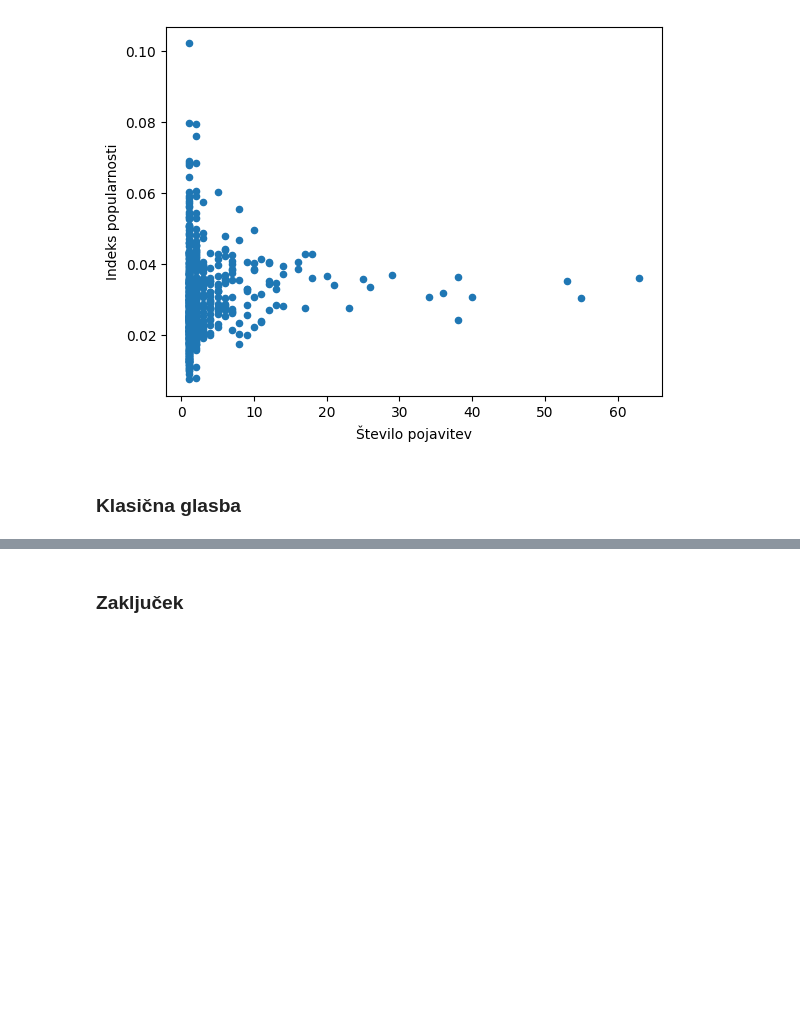
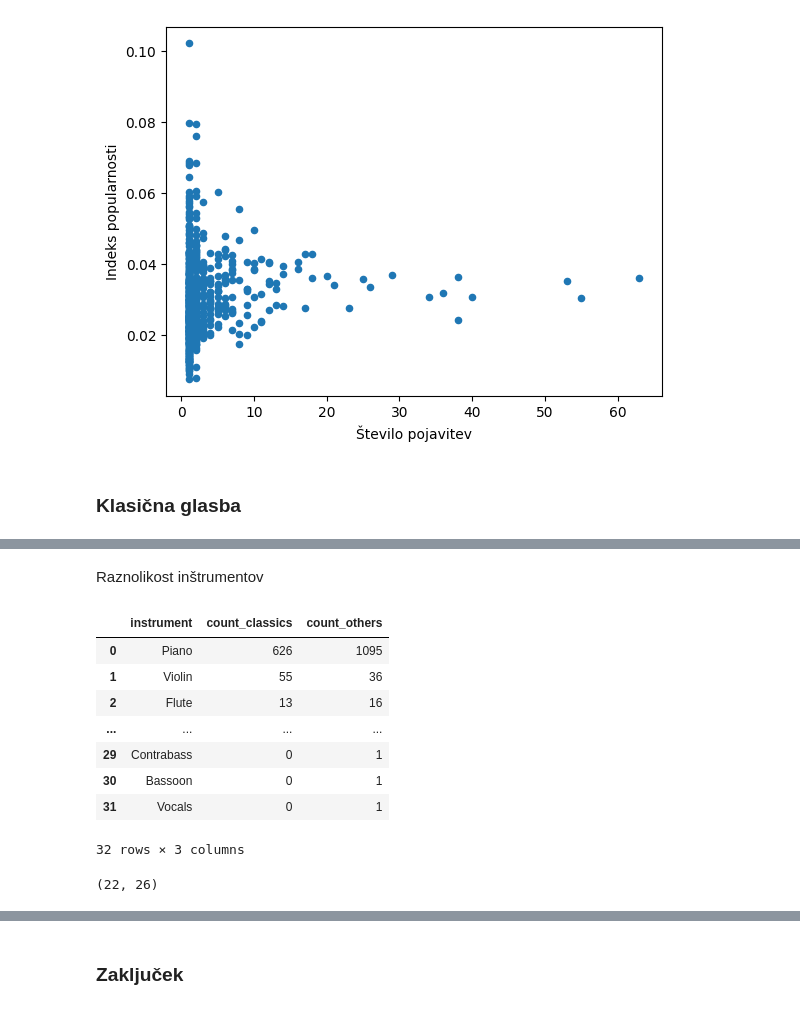
Before and after one commit to klara-stantic/Prog1-projektna, a Jupyter notebook: analiza_podatkov.ipynb, the cells around one changed output, grey strips where cells are left out. Cells and saved outputs as stored; diff of their text form; code cells hidden in the pictures; blank space fills up the shorter version.

```diff
--- a/analiza_podatkov.ipynb
+++ b/analiza_podatkov.ipynb
@@ -844,0 +910,43 @@ compare_authors
+# %% [markdown]
+Raznolikost inštrumentov
+# %%
+# Združimo s tabelo o inštrumentih
+classics_instruments = classics.merge(instruments, on="music_id")
+nc_instruments = not_classics.merge(instruments, on="music_id")
+
+c_grouped = classics_instruments.groupby("instrument")
+klasike = pd.DataFrame({
+    "instrument": list(c_grouped.groups.keys()),
+    "count_classics": c_grouped.size().values
+})
+
+nc_grouped = nc_instruments.groupby("instrument")
+ostale = pd.DataFrame({
+    "instrument": list(nc_grouped.groups.keys()),
+    "count_others": nc_grouped.size().values
+})
+
+klasike = klasike.sort_values(by="count_classics", ascending=False)
+ostale = ostale.sort_values(by="count_others", ascending=False)
+
+# "outer" način poskrbi, da v tabeli ostanejo tudi inštrumenti, ki jih ni v obeh tabelah
+merged_summary = klasike.merge(ostale, on="instrument", how="outer")
+
+merged_summary["count_classics"] = merged_summary["count_classics"].fillna(0).astype(int)
+merged_summary["count_others"] = merged_summary["count_others"].fillna(0).astype(int)
+
+merged_summary
+# %% [output]
+|  | instrument | count_classics | count_others |
+| 0 | Piano | 626 | 1095 |
+| 1 | Violin | 55 | 36 |
+| 2 | Flute | 13 | 16 |
+| ... | ... | ... | ... |
+| 29 | Contrabass | 0 | 1 |
+| 30 | Bassoon | 0 | 1 |
+| 31 | Vocals | 0 | 1 |
+32 rows × 3 columns
+# %%
+len(klasike), len(ostale)
+# %% [output]
+(22, 26)
```
Also changed, not shown: parts of 11 cells of this notebook.
